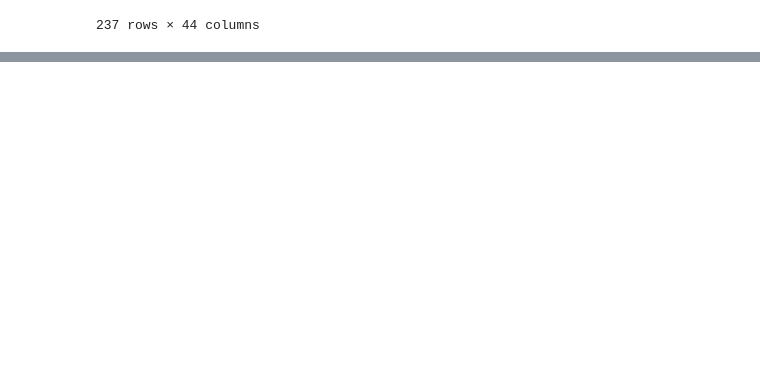
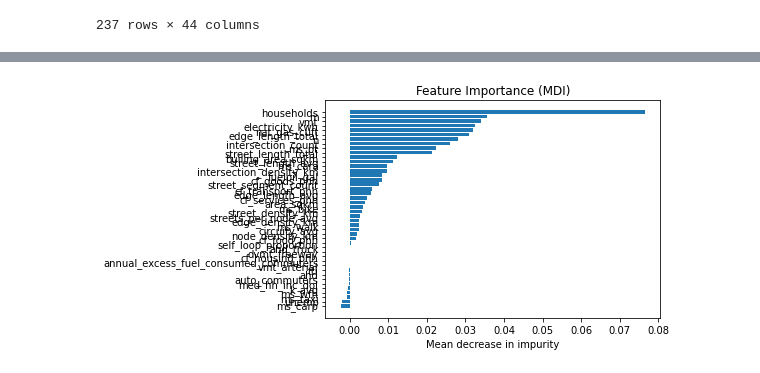
Before and after one commit to narslab/msa-emission-typologies, a Jupyter notebook: bin/jupyter/explanatory-plots.ipynb, the cells around one changed output, grey strips where cells are left out. Cells and saved outputs as stored; diff of their text form; code cells hidden in the pictures; blank space fills up the shorter version.

```diff
--- a/bin/jupyter/explanatory-plots.ipynb
+++ b/bin/jupyter/explanatory-plots.ipynb
@@ -207,0 +225,17 @@ ValueError: Input contains NaN, infinity or a value too large for dtype('float32
+# %%
+result = permutation_importance(
+    rf, X_test, y_test, n_repeats=10, random_state=42, n_jobs=2)
+tree_importances = pd.Series(result.importances_mean, index=X.columns)
+# %%
+# sort features according to importance
+sorted_idx = np.argsort(tree_importances)
+pos = np.arange(sorted_idx.shape[0])
+
+# plot feature importances
+plt.barh(pos, tree_importances[sorted_idx], align="center")
+
+plt.yticks(pos, np.array(X.columns)[sorted_idx])
+plt.title("Feature Importance (MDI)")
+plt.xlabel("Mean decrease in impurity");
+# %% [output]
+[figure, added]
```
Also changed, not shown: parts of 8 cells of this notebook, 1 other file.
